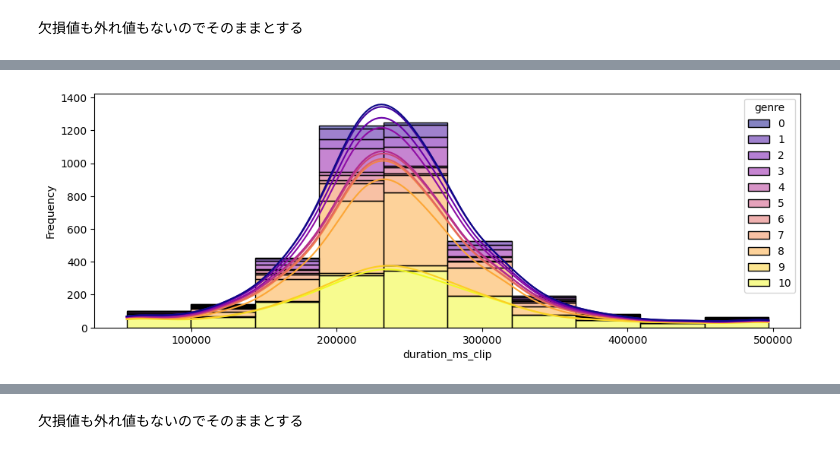
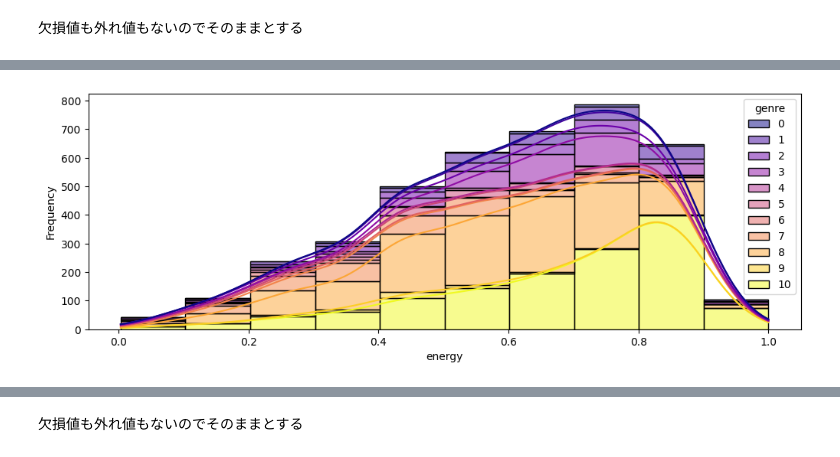
Before and after one commit to skyshine460/music_genre, a Jupyter notebook: submission_musicgenre_13.ipynb, the cells around one changed output, grey strips where cells are left out. Drawn from its saved outputs; the diff is of its cells as text; code cells hidden in the pictures.

```diff
--- a/submission_musicgenre_13.ipynb
+++ b/submission_musicgenre_13.ipynb
@@ -295,4 +406,4 @@ def clip_duration(df, col, lower_quantile=0.01, upper_quantile=0.99):
 # %%
-clip_duration(train, 'duration_ms')
-normal_distribution_fit(train, 'duration_ms_clip')
+yeojohnson_transform(train, 'loudness')
+normal_distribution_fit(train, 'loudness_yeojohnson')
 # %% [output]
@@ -303,4 +431,4 @@ isnull: 0
 # %%
-hist_plot_genre(train, 'duration_ms_clip')
+hist_plot_genre(train, 'energy')
 # %% [output]
-[figure, old version]
+[figure, new version]
```
Also changed, not shown: parts of 101 cells of this notebook.
